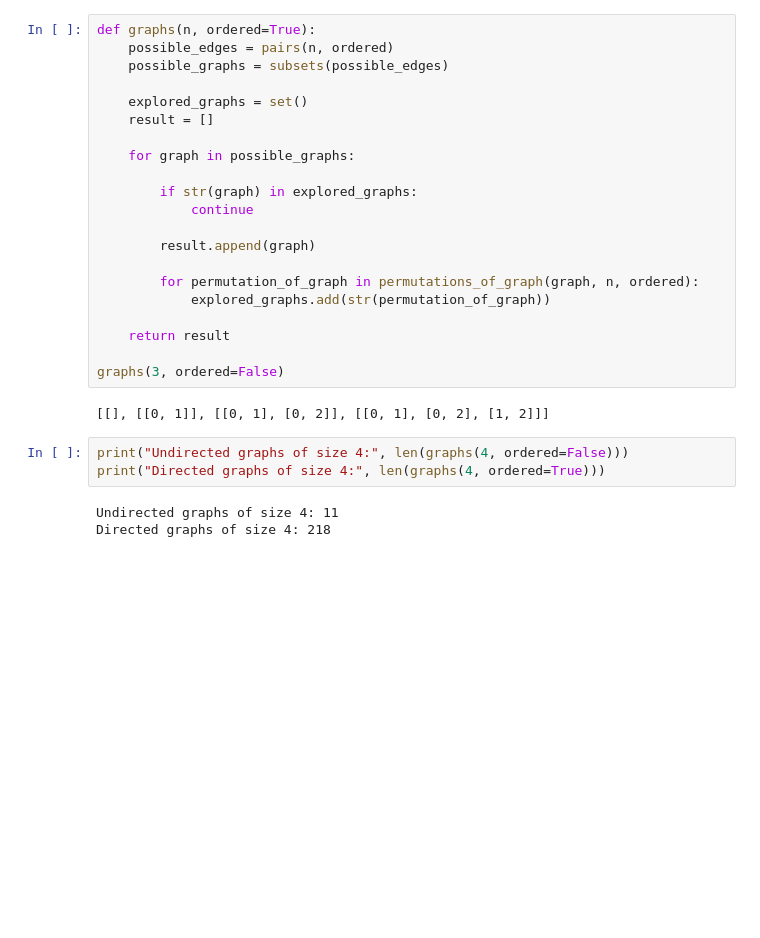
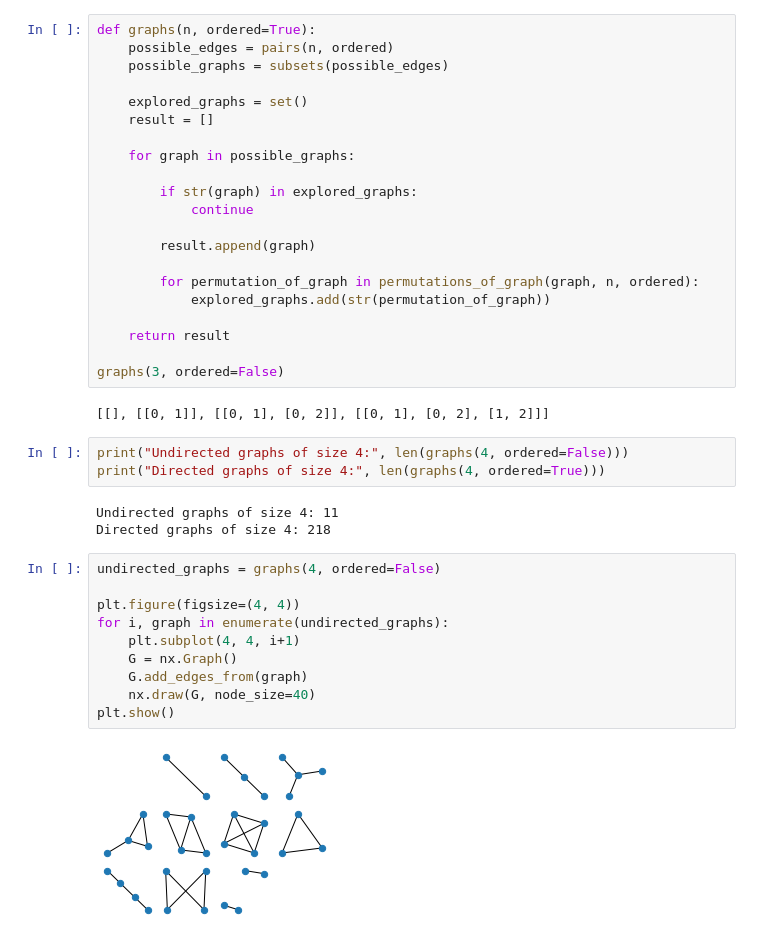
Before and after one commit to petterdaae/graph-enumeration, a Jupyter notebook: enumerate.ipynb, the cells around one changed output. Drawn from its saved outputs; the diff is of its cells as text; blank space fills up the shorter version.

Commit message:
Draw graphs

```diff
--- a/enumerate.ipynb
+++ b/enumerate.ipynb
@@ -89,3 +108,15 @@ print("Directed graphs of size 4:", len(graphs(4, ordered=True)))
 # %% [output]
 Undirected graphs of size 4: 11
 Directed graphs of size 4: 218
+# %%
+undirected_graphs = graphs(4, ordered=False)
+
+plt.figure(figsize=(4, 4))
+for i, graph in enumerate(undirected_graphs):
+    plt.subplot(4, 4, i+1)
+    G = nx.Graph()
+    G.add_edges_from(graph)
+    nx.draw(G, node_size=40)
+plt.show()
+# %% [output]
+[figure, added]
```
Also changed, not shown: parts of 3 cells of this notebook.
